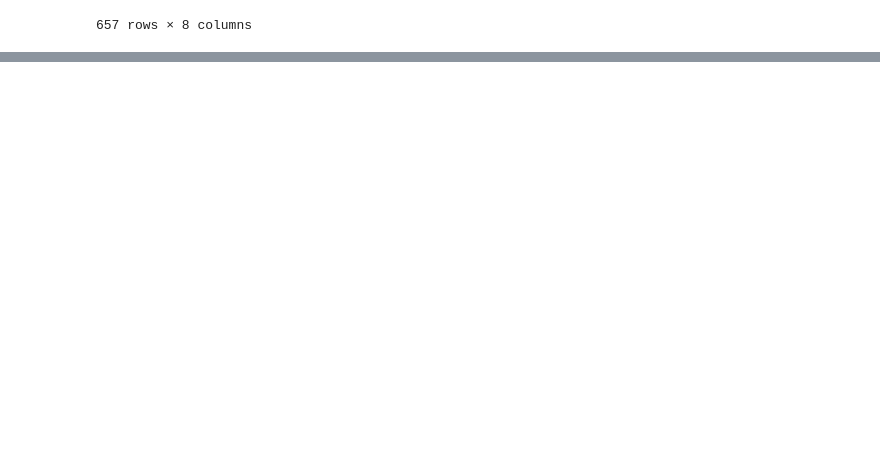
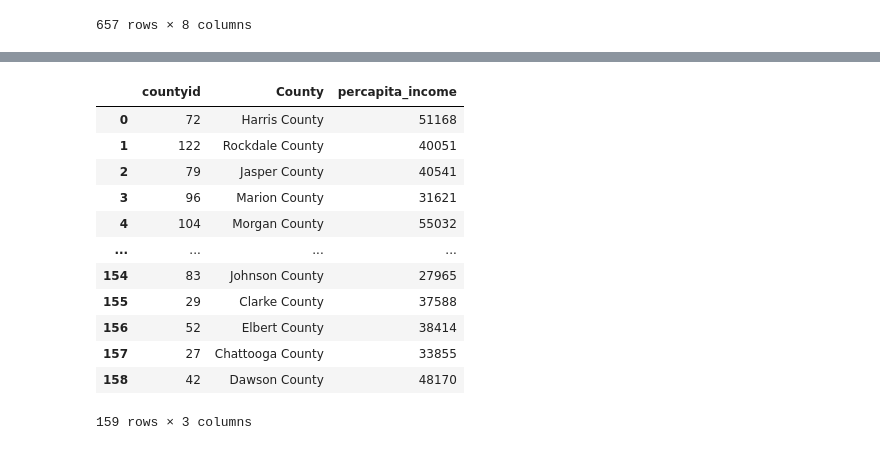
Before and after one commit to joh10935/Georgia-Crime-Map, a Jupyter notebook: CrimeAgencyData.ipynb, the cells around one changed output, grey strips where cells are left out. Saved outputs shown, nothing was run; the diff lists cells and outputs as text; code cells hidden in the pictures; blank space fills up the shorter version.

```diff
--- a/CrimeAgencyData.ipynb
+++ b/CrimeAgencyData.ipynb
@@ -166,0 +186,19 @@ with open("data/GA_Counties_Income_Data.json", "w") as outfile:
+# %%
+county_incomeDF['county_name'] = county_incomeDF['county_name'].str.title()
+county_incomeDF['county_name'] =  county_incomeDF['county_name'].astype(str) + " County"
+county_incomeDF.rename(columns = {'county_name':'County'}, inplace = True)
+county_incomeDF
+# %% [output]
+|  | countyid | County | percapita_income |
+| 0 | 72 | Harris County | 51168 |
+| 1 | 122 | Rockdale County | 40051 |
+| 2 | 79 | Jasper County | 40541 |
+| 3 | 96 | Marion County | 31621 |
+| 4 | 104 | Morgan County | 55032 |
+| ... | ... | ... | ... |
+| 154 | 83 | Johnson County | 27965 |
+| 155 | 29 | Clarke County | 37588 |
+| 156 | 52 | Elbert County | 38414 |
+| 157 | 27 | Chattooga County | 33855 |
+| 158 | 42 | Dawson County | 48170 |
+159 rows × 3 columns
```
Also changed, not shown: parts of 5 cells of this notebook.
